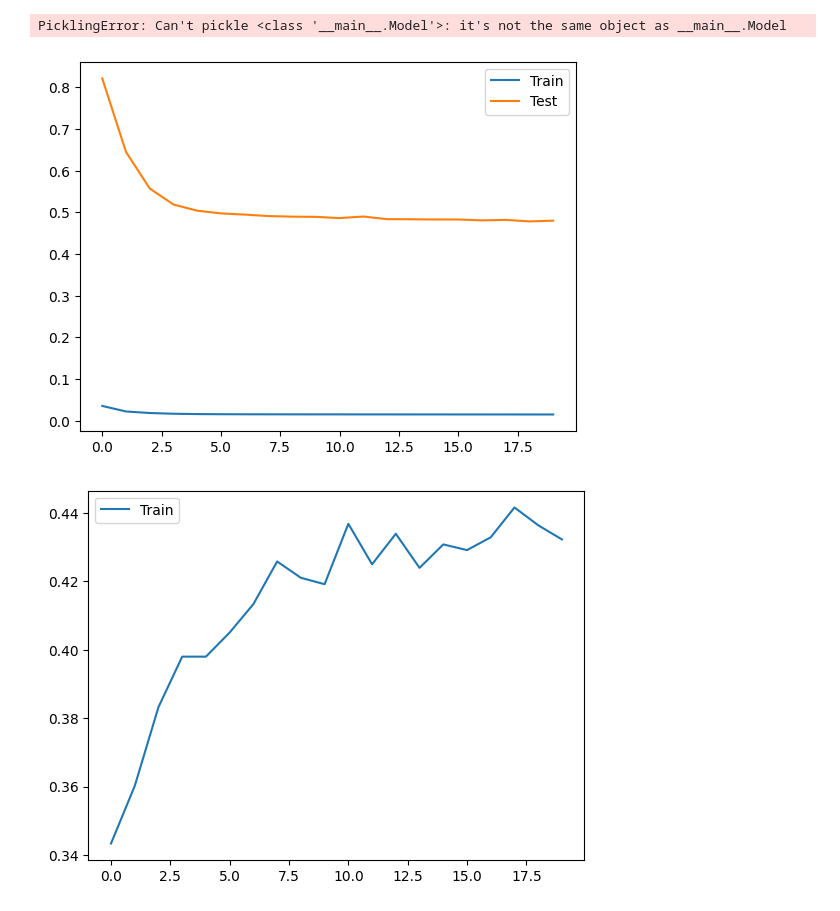
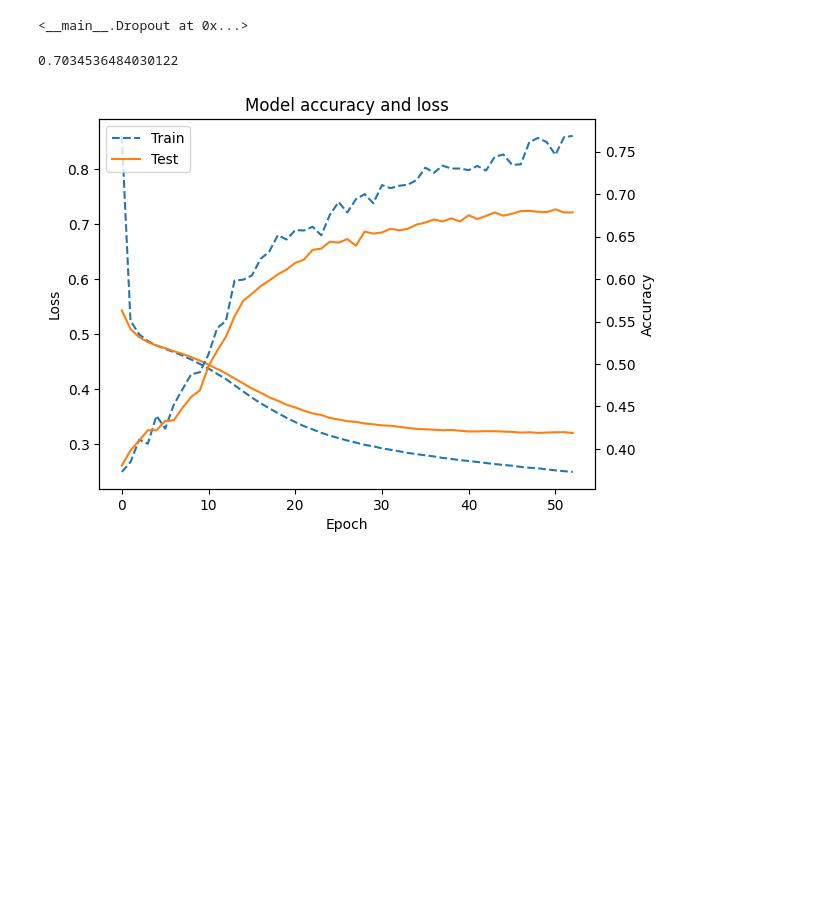
Before and after one commit to ValentinPy1/NeuralNetwork, a Jupyter notebook: NeuralNet.ipynb, the cells around one changed output. Cells and saved outputs as stored; diff of their text form; code cells hidden in the pictures; blank space fills up the shorter version.

```diff
--- a/NeuralNet.ipynb
+++ b/NeuralNet.ipynb
@@ -318,8 +237,6 @@ class Model:
 from parseGpt import load_chess_data
 
 x, y = load_chess_data("datasets/balanced.txt")
-
-print(x.shape)
 
 def one_hot_encode(x):
     one_hot = np.zeros((x.shape[0], 69, 13))
@@ -344,5 +261,9 @@ def preprocess_data(x, y, split):
     y_train, y_test = y_train[:split_index], y_train[split_index:]
     return x_train, y_train, x_test, y_test
 
-x_train, y_train, x_test, y_test = preprocess_data(x, y, 0.95)
+x_train, y_train, x_test, y_test = preprocess_data(x, y, 0.96)
+print("X train shape:", x_train.shape)
+print("Y train shape:", y_train.shape)
+print("X test shape:", x_test.shape)
+print("Y test shape:", y_test.shape)
 # %% [output]
@@ -350,13 +274,13 @@ x_train, y_train, x_test, y_test = preprocess_data(x, y, 0.95)
 # %%
 layers = [
-    Dense(897, 100),
+    Dense(897, 300),
     Tanh(),
-    Dropout(0.3),
-    Dense(100, 4),
+    Dropout(0.5),
+    Dense(300, 4),
     Sigmoid()
 ]
 
 model = Model(layers, BinaryCrossEntropy(), x_test, y_test)
-test_model(model, x_test, y_test)
-model.train(x_train, y_train, 100, batch_size=64, learning_rate=1, early_stop=10, verbose=True)
+print(model.test_accuracy(x_test, y_test))
+model.train(x_train, y_train, 100, early_stop=10)
 # %% [output]
@@ -383,2 +288,0 @@ Epoch 20 - Train loss: 0.0151 - Test loss: 0.4801 - Test acc: 0.4323
-# %%
-model.train(x_train, y_train, 100, batch_size=64, learning_rate=0.1, verbose=True)
@@ -396,16 +289,2 @@ KeyboardInterrupt:
 # %%
-model.save("models/model_no_hidden")
+model.save("models/model1
-# %% [output]
-PicklingError: Can't pickle <class '__main__.Model'>: it's not the same object as __main__.Model
-# %%
-plt.plot(model.train_loss)
-plt.plot(model.test_loss)
-plt.legend(["Train", "Test"])
-plt.show()
-
-plt.plot(model.test_acc)
-plt.legend(["Train", "Test"])
-plt.show()
-# %% [output]
-[figure, removed]
-[figure, removed]
@@ -413,0 +291,30 @@ model.save("model.npz")
+# %%
+model.network.layers.pop(2)
+# %% [output]
+<__main__.Dropout at 0x...>
+# %%
+model.test_accuracy(x_test, y_test)
+# %% [output]
+0.7034536484030122
+# %%
+fig, ax1 = plt.subplots()
+
+ax1.set_xlabel('Epoch')
+ax1.set_ylabel('Loss')
+ax1.plot(model.train_loss, color='tab:blue', linestyle='dashed')
+ax1.plot(model.test_loss, color='tab:orange')
+ax1.tick_params(axis='y')
+
+ax2 = ax1.twinx()
+
+ax2.set_ylabel('Accuracy')
+ax2.plot(model.train_acc, color='tab:blue', linestyle='dashed')
+ax2.plot(model.test_acc, color='tab:orange')
+ax2.tick_params(axis='y')
+
+plt.legend(["Train", "Test", "Train loss", "Test loss"], loc='upper left')
+
+plt.title("Model accuracy and loss")
+plt.show()
+# %% [output]
+[figure, added]
```
Also changed, not shown: parts of 12 cells of this notebook, 3 other files.
